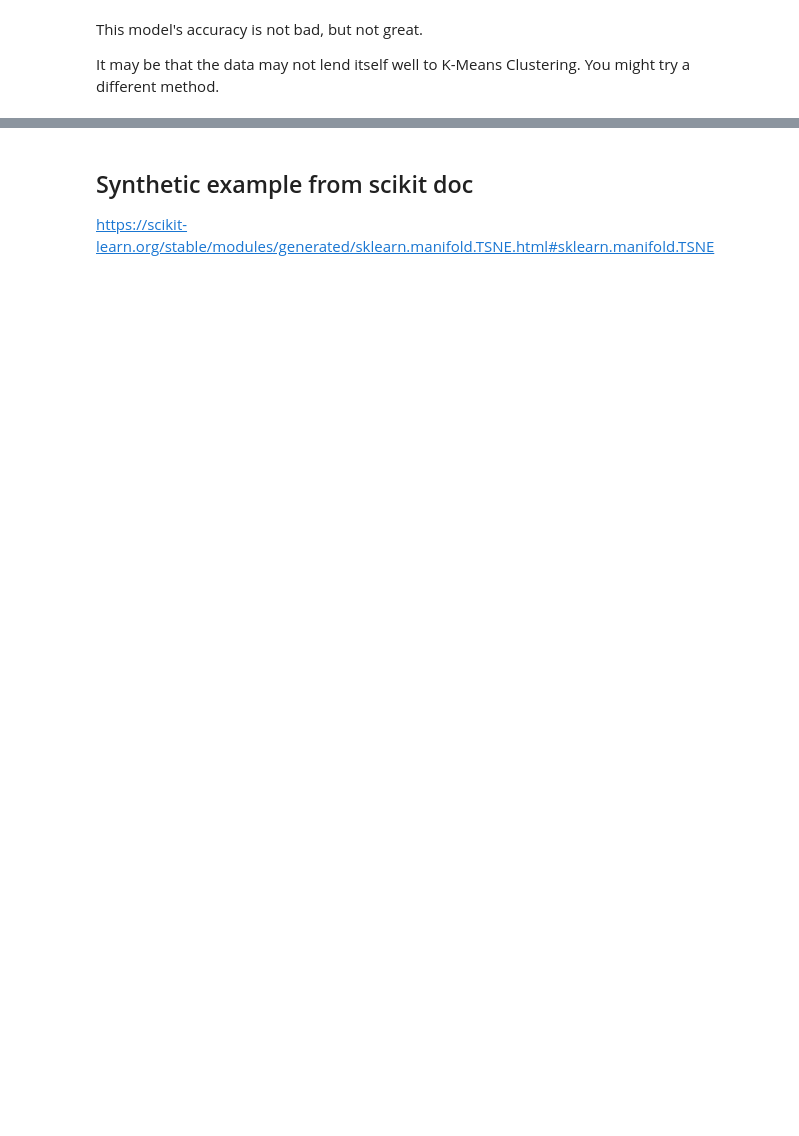
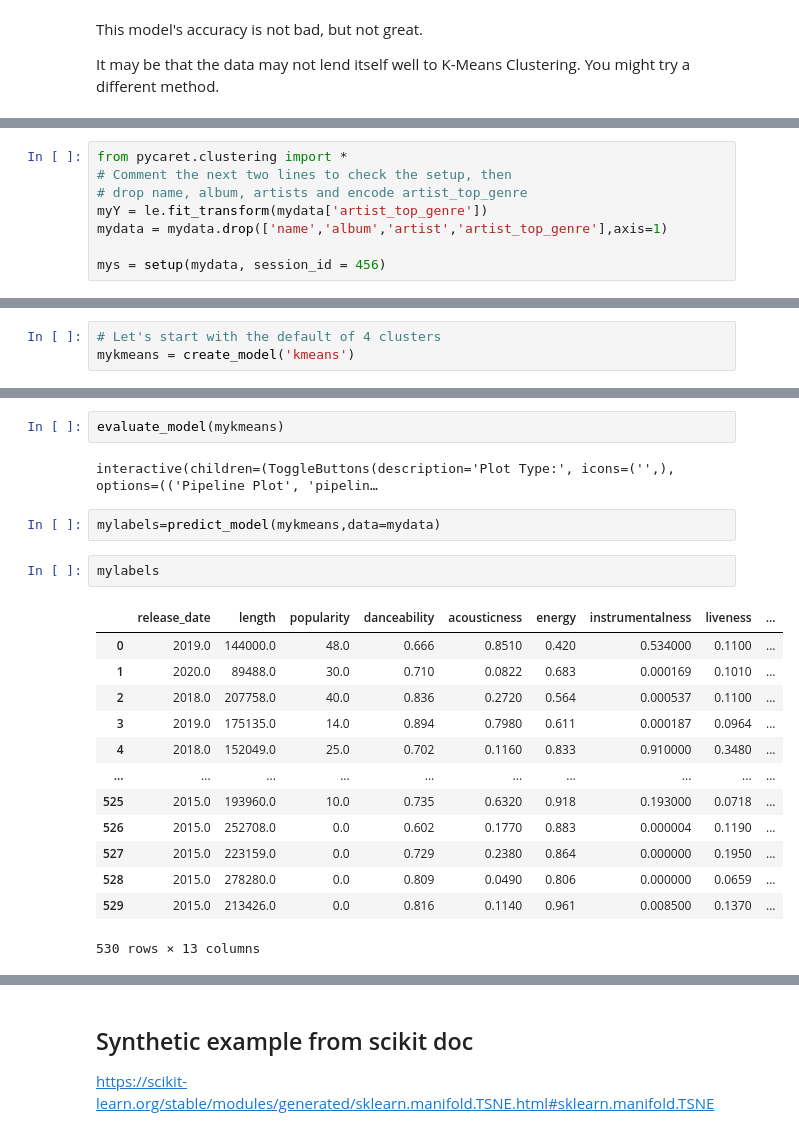
Before and after one commit to mfj4000/ML-For-Beginners, a Jupyter notebook: 5-Clustering/images/5-Clustering.ipynb, the cells around one changed output, grey strips where cells are left out. Cells and saved outputs as stored; diff of their text form; blank space fills up the shorter version.

```diff
--- a/5-Clustering/images/5-Clustering.ipynb
+++ b/5-Clustering/images/5-Clustering.ipynb
@@ -286,0 +368,8 @@ It may be that the data may not lend itself well to K-Means Clustering. You migh
+# %%
+from pycaret.clustering import *
+# Comment the next two lines to check the setup, then
+# drop name, album, artists and encode artist_top_genre
+myY = le.fit_transform(mydata['artist_top_genre'])
+mydata = mydata.drop(['name','album','artist','artist_top_genre'],axis=1)
+
+mys = setup(mydata, session_id = 456)
@@ -286,0 +403,3 @@ It may be that the data may not lend itself well to K-Means Clustering. You migh
+# %%
+# Let's start with the default of 4 clusters
+mykmeans = create_model('kmeans')
@@ -286,0 +425,22 @@ It may be that the data may not lend itself well to K-Means Clustering. You migh
+# %%
+evaluate_model(mykmeans)
+# %% [output]
+interactive(children=(ToggleButtons(description='Plot Type:', icons=('',), options=(('Pipeline Plot', 'pipelin…
+# %%
+mylabels=predict_model(mykmeans,data=mydata)
+# %%
+mylabels
+# %% [output]
+|  | release_date | length | popularity | danceability | acousticness | energy | instrumentalness | liveness | ... |
+| 0 | 2019.0 | 144000.0 | 48.0 | 0.666 | 0.8510 | 0.420 | 0.534000 | 0.1100 | ... |
+| 1 | 2020.0 | 89488.0 | 30.0 | 0.710 | 0.0822 | 0.683 | 0.000169 | 0.1010 | ... |
+| 2 | 2018.0 | 207758.0 | 40.0 | 0.836 | 0.2720 | 0.564 | 0.000537 | 0.1100 | ... |
+| 3 | 2019.0 | 175135.0 | 14.0 | 0.894 | 0.7980 | 0.611 | 0.000187 | 0.0964 | ... |
+| 4 | 2018.0 | 152049.0 | 25.0 | 0.702 | 0.1160 | 0.833 | 0.910000 | 0.3480 | ... |
+| ... | ... | ... | ... | ... | ... | ... | ... | ... | ... |
+| 525 | 2015.0 | 193960.0 | 10.0 | 0.735 | 0.6320 | 0.918 | 0.193000 | 0.0718 | ... |
+| 526 | 2015.0 | 252708.0 | 0.0 | 0.602 | 0.1770 | 0.883 | 0.000004 | 0.1190 | ... |
+| 527 | 2015.0 | 223159.0 | 0.0 | 0.729 | 0.2380 | 0.864 | 0.000000 | 0.1950 | ... |
+| 528 | 2015.0 | 278280.0 | 0.0 | 0.809 | 0.0490 | 0.806 | 0.000000 | 0.0659 | ... |
+| 529 | 2015.0 | 213426.0 | 0.0 | 0.816 | 0.1140 | 0.961 | 0.008500 | 0.1370 | ... |
+530 rows × 13 columns
```
Also changed, not shown: parts of 25 cells of this notebook.
